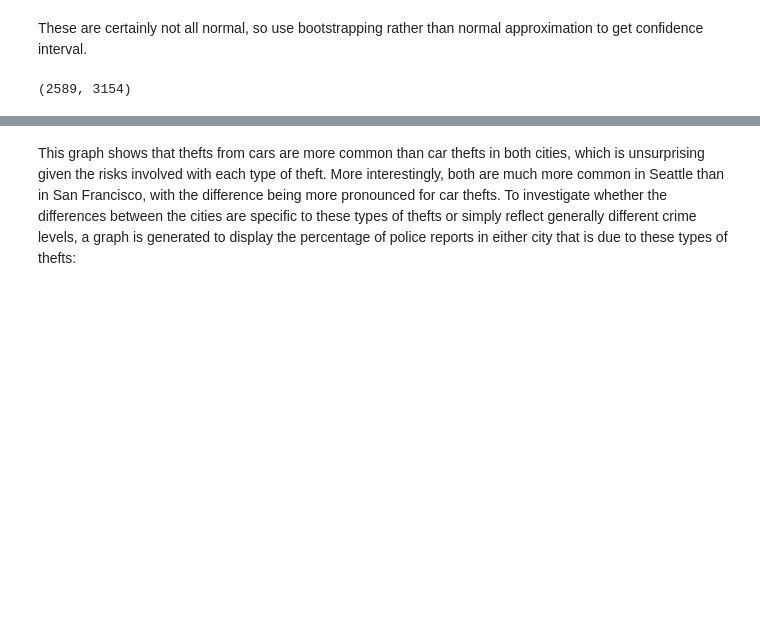
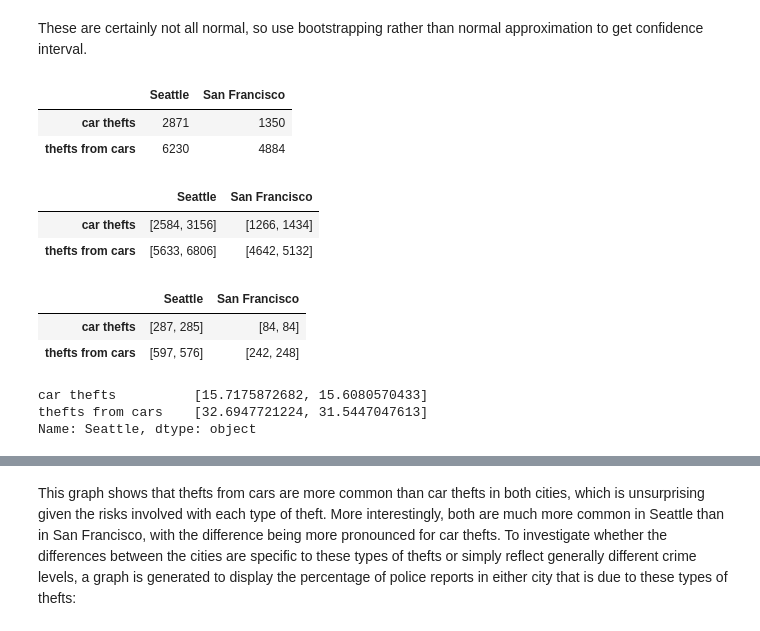
Before and after one commit to albertwildeman/Car-theft-Seattle-SF, a Jupyter notebook: Car_theft_Seattle_SF.ipynb, the cells around one changed output, grey strips where cells are left out. Drawn from its saved outputs; the diff is of its cells as text; code cells hidden in the pictures; blank space fills up the shorter version.

```diff
--- a/Car_theft_Seattle_SF.ipynb
+++ b/Car_theft_Seattle_SF.ipynb
@@ -78,9 +78,14 @@ for icity in [0,1]:
 [figure]
 # %% [markdown]
 These are certainly not all normal, so use bootstrapping rather than normal approximation to get confidence interval.
+# %%
+sums = daily_counts.applymap(sum)
+sums
+# %% [output]
+|  | Seattle | San Francisco |
+| car thefts | 2871 | 1350 |
+| thefts from cars | 6230 | 4884 |
 # %%
-
-
 def bootstrap_sum(data, num_samples, alpha):
     """Returns bootstrap estimate of 100.0*(1-alpha) CI for statistic."""
     n = len(data)
@@ -88,16 +93,23 @@ def bootstrap_sum(data, num_samples, alpha):
     samples = data[idx]
     #stat = np.sort(statistic(samples, 0))
     stat = np.sort(samples.sum(axis=1), 0)
-    return (stat[int((alpha/2.0)*num_samples)],
-            stat[int((1-alpha/2.0)*num_samples)])
+    return np.array([stat[int((alpha/2.0)*num_samples)],
+            stat[int((1-alpha/2.0)*num_samples)]])
 
 n_samples = 10000
 alpha = 0.05
-Se_cartheft_CI = bootstrap_sum(Se_cartheft_byday, n_samples, alpha)
-SF_cartheft_CI = bootstrap_sum(SF_cartheft_byday, n_samples, alpha)
-Se_carprowl_CI = bootstrap_sum(Se_carprowl_byday, n_samples, alpha)
-SF_carprowl_CI = bootstrap_sum(SF_carprowl_byday, n_samples, alpha)
+sum_CIs = daily_counts.applymap(lambda  x : bootstrap_sum(x,n_samples, alpha))
 
-print(Se_theft_CI)
+raw_ci = daily_counts.applymap(lambda  x : bootstrap_sum(x,n_samples, alpha))
+raw_ci
 # %% [output]
-(2589, 3154)
+|  | Seattle | San Francisco |
+| car thefts | [2584, 3156] | [1266, 1434] |
+| thefts from cars | [5633, 6806] | [4642, 5132] |
+# %%
+errs_raw = abs(raw_ci - sums)
+errs_raw
+# %% [output]
+|  | Seattle | San Francisco |
+| car thefts | [287, 285] | [84, 84] |
+| thefts from cars | [597, 576] | [242, 248] |
@@ -103,0 +121,7 @@ print(Se_theft_CI)
+# %%
+errs_pop = errs_raw.multiply(per_pop_factor)
+errs_pop['Seattle']
+# %% [output]
+car thefts          [15.7175872682, 15.6080570433]
+thefts from cars    [32.6947721224, 31.5447047613]
+Name: Seattle, dtype: object
```
Also changed, not shown: parts of 3 cells of this notebook.
